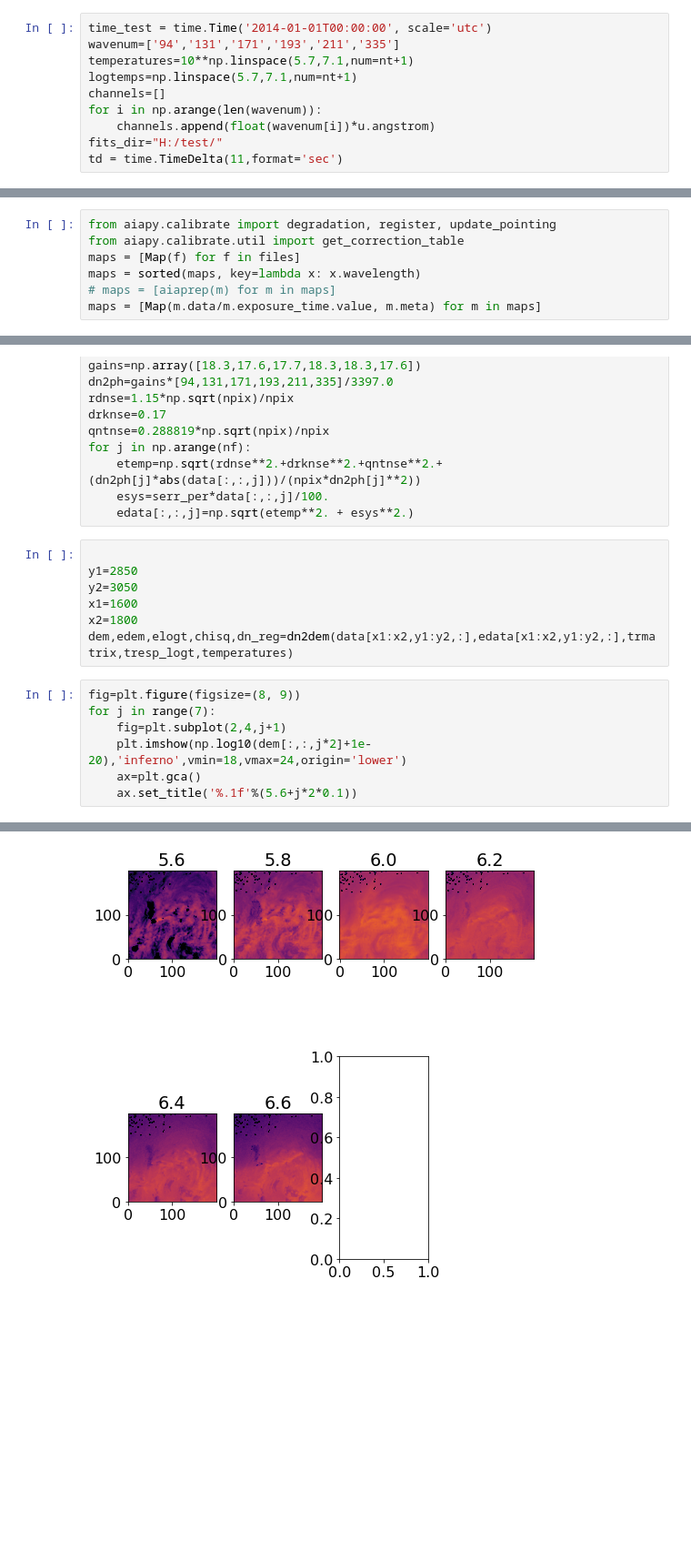
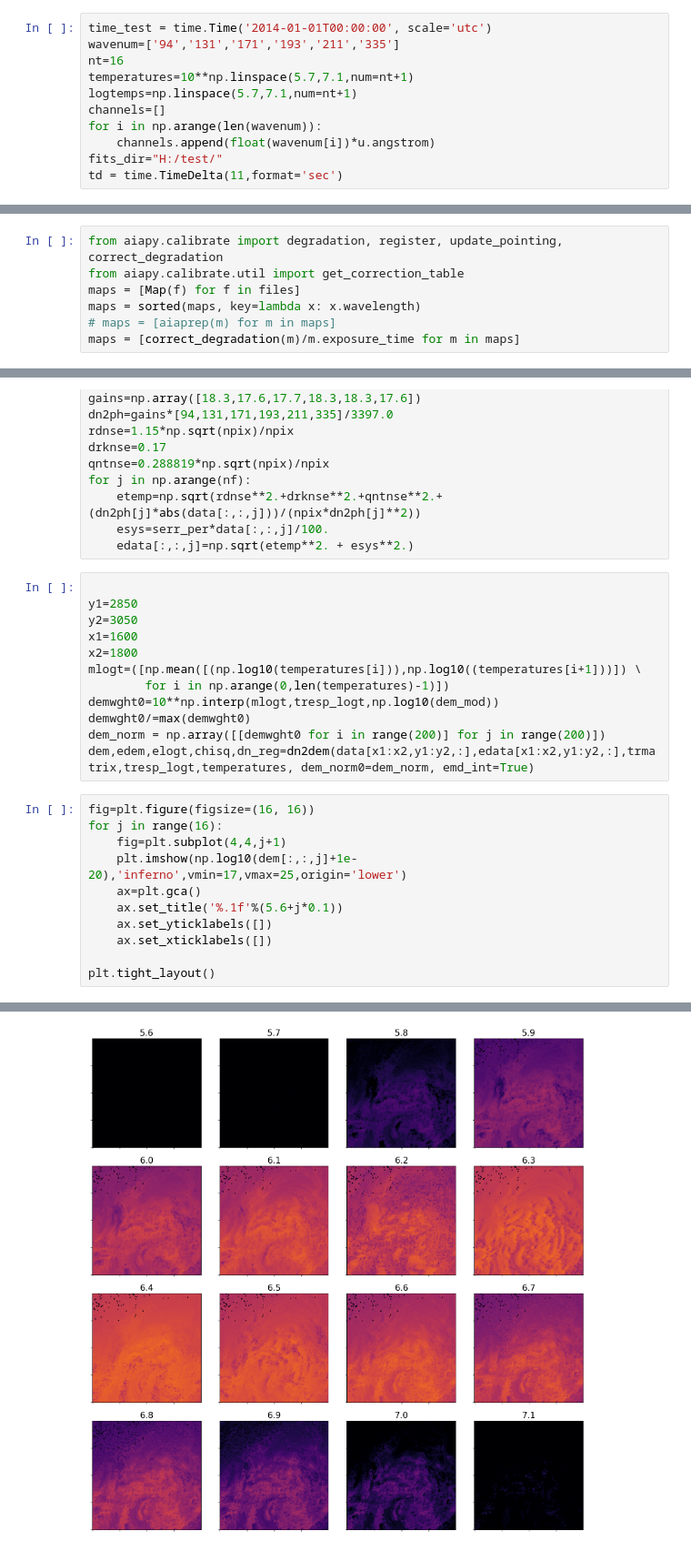
Before and after one commit to alasdairwilson/demregpy, a Jupyter notebook: demregpy/examples/testing_new.ipynb, the cells around one changed output, grey strips where cells are left out. Shown at 91% size. Drawn from its saved outputs; the diff is of its cells as text; blank space fills up the shorter version.

```diff
--- a/demregpy/examples/testing_new.ipynb
+++ b/demregpy/examples/testing_new.ipynb
@@ -313,6 +320,7 @@ from astropy import units as u, time as time
 # %%
 time_test = time.Time('2014-01-01T00:00:00', scale='utc')
 wavenum=['94','131','171','193','211','335']
+nt=16
 temperatures=10**np.linspace(5.7,7.1,num=nt+1)
 logtemps=np.linspace(5.7,7.1,num=nt+1)
 channels=[]
@@ -349,10 +357,10 @@ files=Fido.fetch(q, path=fits_dir)
 # %%
-from aiapy.calibrate import degradation, register, update_pointing
+from aiapy.calibrate import degradation, register, update_pointing, correct_degradation
 from aiapy.calibrate.util import get_correction_table
 maps = [Map(f) for f in files]
 maps = sorted(maps, key=lambda x: x.wavelength)
 # maps = [aiaprep(m) for m in maps]
-maps = [Map(m.data/m.exposure_time.value, m.meta) for m in maps]
+maps = [correct_degradation(m)/m.exposure_time for m in maps]
 # %%
 nx=int(maps[0].dimensions.x.value)
 ny=int(maps[0].dimensions.y.value)
@@ -381,12 +389,21 @@ y1=2850
 y2=3050
 x1=1600
 x2=1800
-dem,edem,elogt,chisq,dn_reg=dn2dem(data[x1:x2,y1:y2,:],edata[x1:x2,y1:y2,:],trmatrix,tresp_logt,temperatures)
+mlogt=([np.mean([(np.log10(temperatures[i])),np.log10((temperatures[i+1]))]) \
+        for i in np.arange(0,len(temperatures)-1)])
+demwght0=10**np.interp(mlogt,tresp_logt,np.log10(dem_mod))
+demwght0/=max(demwght0)
+dem_norm = np.array([[demwght0 for i in range(200)] for j in range(200)])
+dem,edem,elogt,chisq,dn_reg=dn2dem(data[x1:x2,y1:y2,:],edata[x1:x2,y1:y2,:],trmatrix,tresp_logt,temperatures, dem_norm0=dem_norm, emd_int=True)
 # %%
-fig=plt.figure(figsize=(8, 9))
-for j in range(7):
-    fig=plt.subplot(2,4,j+1)
-    plt.imshow(np.log10(dem[:,:,j*2]+1e-20),'inferno',vmin=18,vmax=24,origin='lower')
+fig=plt.figure(figsize=(16, 16))
+for j in range(16):
+    fig=plt.subplot(4,4,j+1)
+    plt.imshow(np.log10(dem[:,:,j]+1e-20),'inferno',vmin=17,vmax=25,origin='lower')
     ax=plt.gca()
-    ax.set_title('%.1f'%(5.6+j*2*0.1))
+    ax.set_title('%.1f'%(5.6+j*0.1))
+    ax.set_yticklabels([])
+    ax.set_xticklabels([])
+
+plt.tight_layout()
 # %% [output]
@@ -394 +410 @@ IndexError: index 12 is out of bounds for axis 2 with size 12
-[figure, old version]
+[figure, new version]
```
Also changed, not shown: parts of 16 cells of this notebook.
